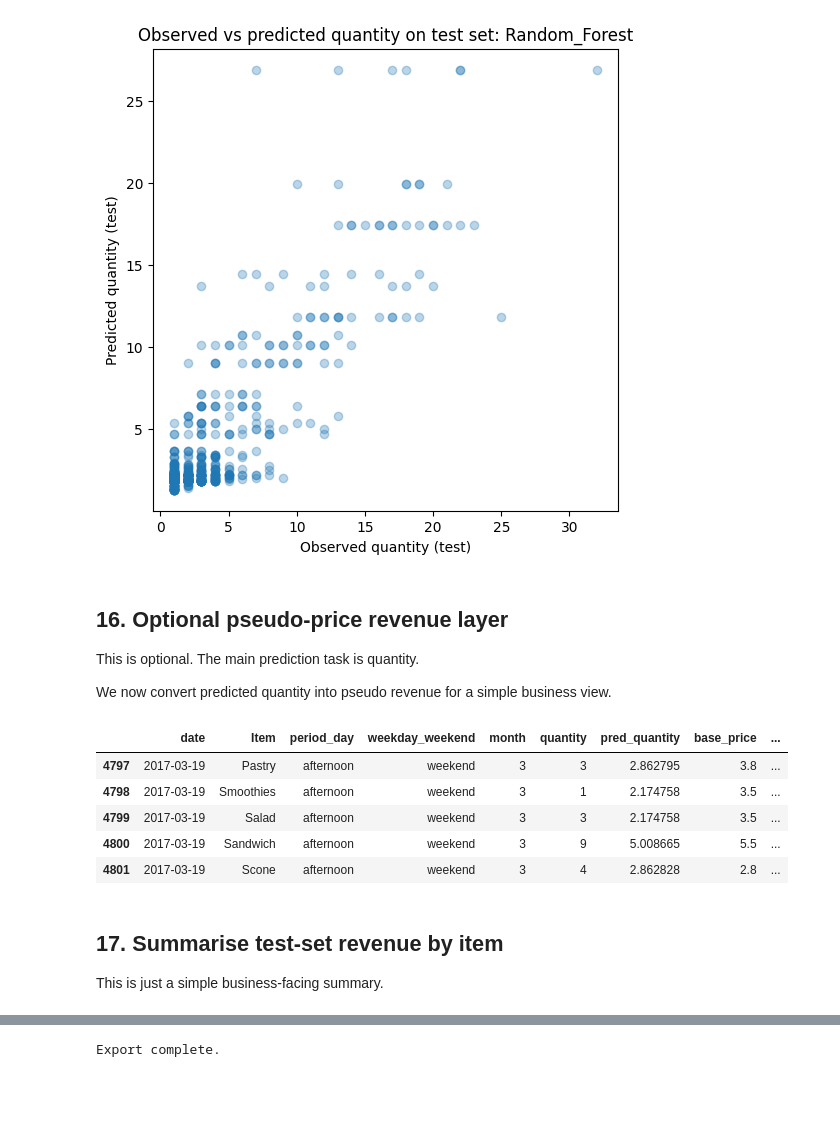
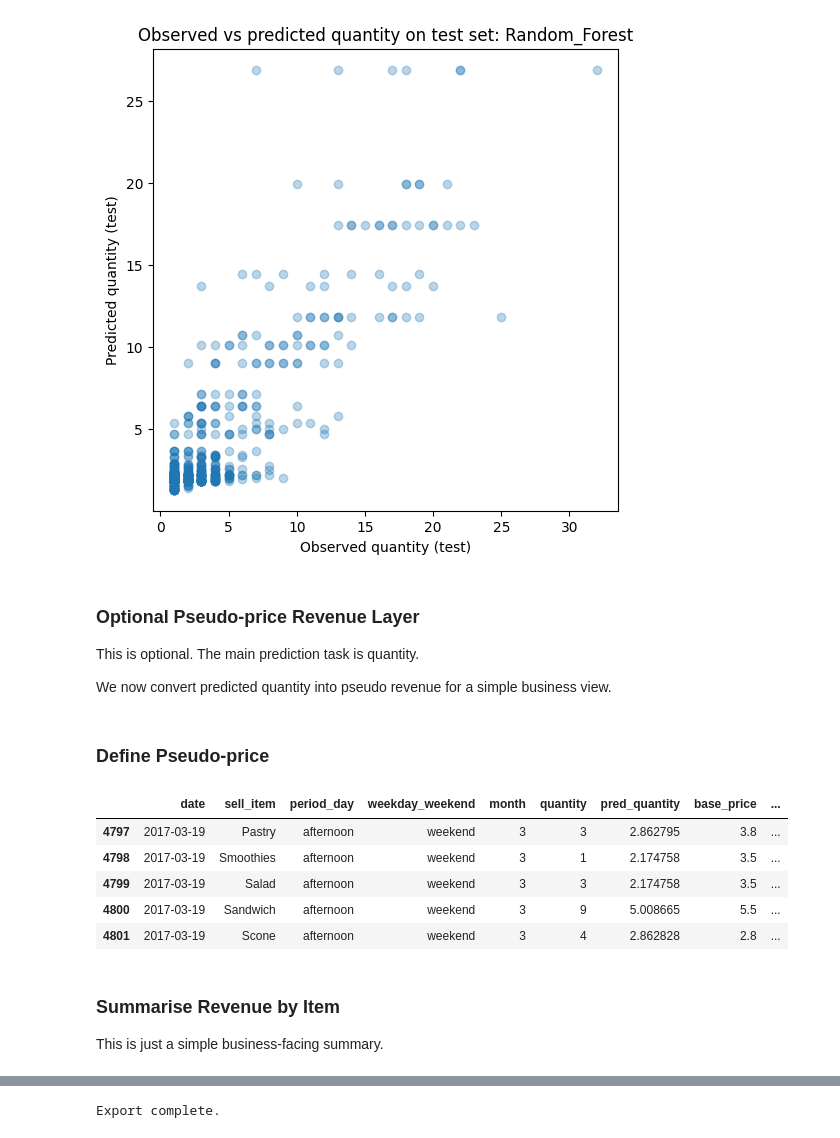
Before and after one commit to sloxen/AutoPred, a Jupyter notebook: bakery_demo.ipynb, the cells around one changed output, grey strips where cells are left out. Cells and saved outputs as stored; diff of their text form; code cells hidden in the pictures; blank space fills up the shorter version.

```diff
--- a/bakery_demo.ipynb
+++ b/bakery_demo.ipynb
@@ -216,7 +213,7 @@ Features used:
 qty_df["month"] = qty_df["date"].dt.month
 
 # Keep only the columns needed for modelling
-model_df = qty_df[["date", "Item", "period_day", "weekday_weekend", "month", "quantity"]].copy()
+model_df = qty_df[["date", "sell_item", "period_day", "weekday_weekend", "month", "quantity"]].copy()
 
 # Show the modelling dataframe
 model_df.head()
@@ -276,7 +273,7 @@ Test range: 2017-03-19 00:00:00 to 2017-04-09 00:00:00
 We keep this explicit to make debugging easy.
 # %%
 # Define the input feature column names
-feature_cols = ["Item", "period_day", "weekday_weekend", "month"]
+feature_cols = ["sell_item", "period_day", "weekday_weekend", "month"]
 
 # Define the target column name
 target_col = "quantity"
@@ -309,7 +306,7 @@ We use:
 - pass-through for `month`
 # %%
 # Define which columns are categorical
-categorical_features = ["Item", "period_day", "weekday_weekend"]
+categorical_features = ["sell_item", "period_day", "weekday_weekend"]
 
 # Define which columns are numeric
 numeric_features = ["month"]
@@ -581,12 +583,14 @@ plt.show()
 # %% [output]
 [figure]
 # %% [markdown]
-## 16. Optional pseudo-price revenue layer
+### Optional Pseudo-price Revenue Layer
 
 This is optional.
 The main prediction task is quantity.
 
 We now convert predicted quantity into pseudo revenue for a simple business view.
+# %% [markdown]
+### Define Pseudo-price
 # %%
 # Define example pseudo prices
 base_price_map = {
@@ -617,40 +621,40 @@ default_price = 3.5
 
 # Apply base price to each scored dataframe
 for frame in [train_scored_df, val_scored_df, test_scored_df]:
-    frame["base_price"] = frame["Item"].map(base_price_map).fillna(default_price)
+    frame["base_price"] = frame["sell_item"].map(base_price_map).fillna(default_price)
 # %%
 # Define a simple owner price adjustment scenario
 owner_price_adjustment = {
     "Coffee": 1.10,
     "Bread": 1.00,
     "Tea": 0.95,
     "Cake": 1.15,
     "Pastry": 1.05
 }
 
 # Apply adjusted prices
 for frame in [train_scored_df, val_scored_df, test_scored_df]:
     frame["adjusted_price"] = frame.apply(
-        lambda row: row["base_price"] * owner_price_adjustment.get(row["Item"], 1.0),
+        lambda row: row["base_price"] * owner_price_adjustment.get(row["sell_item"], 1.0),
         axis=1
     )
 
 # Create predicted revenue under baseline and adjusted pricing
 for frame in [train_scored_df, val_scored_df, test_scored_df]:
     frame["pred_revenue_base"] = frame["pred_quantity"] * frame["base_price"]
     frame["pred_revenue_adjusted"] = frame["pred_quantity"] * frame["adjusted_price"]
 
 # Show the test set
 test_scored_df.head()
 # %% [output]
-|  | date | Item | period_day | weekday_weekend | month | quantity | pred_quantity | base_price | ... |
+|  | date | sell_item | period_day | weekday_weekend | month | quantity | pred_quantity | base_price | ... |
 | 4797 | 2017-03-19 | Pastry | afternoon | weekend | 3 | 3 | 2.862795 | 3.8 | ... |
 | 4798 | 2017-03-19 | Smoothies | afternoon | weekend | 3 | 1 | 2.174758 | 3.5 | ... |
 | 4799 | 2017-03-19 | Salad | afternoon | weekend | 3 | 3 | 2.174758 | 3.5 | ... |
 | 4800 | 2017-03-19 | Sandwich | afternoon | weekend | 3 | 9 | 5.008665 | 5.5 | ... |
 | 4801 | 2017-03-19 | Scone | afternoon | weekend | 3 | 4 | 2.862828 | 2.8 | ... |
 # %% [markdown]
-## 17. Summarise test-set revenue by item
+### Summarise Revenue by Item
 
 This is just a simple business-facing summary.
 # %%
```
Also changed, not shown: parts of 27 cells of this notebook, 8 other files.
